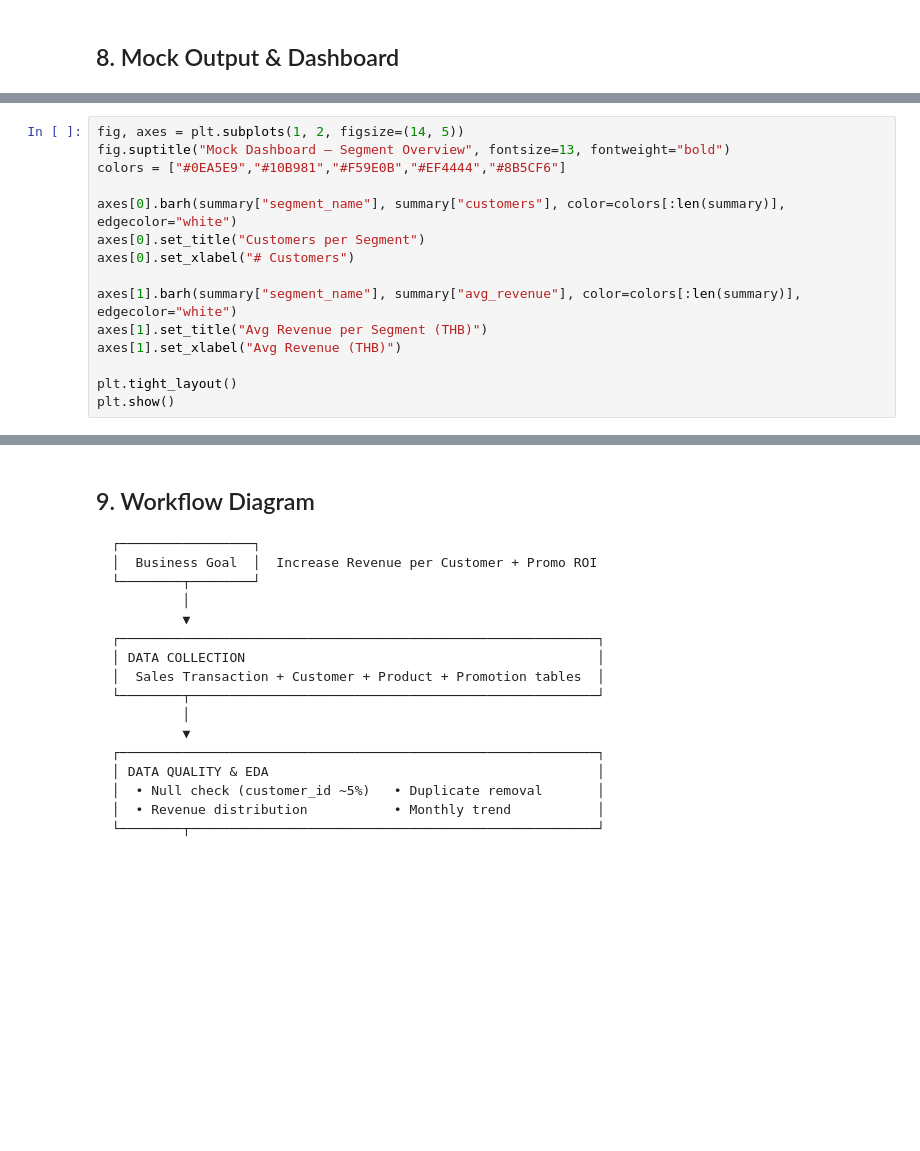
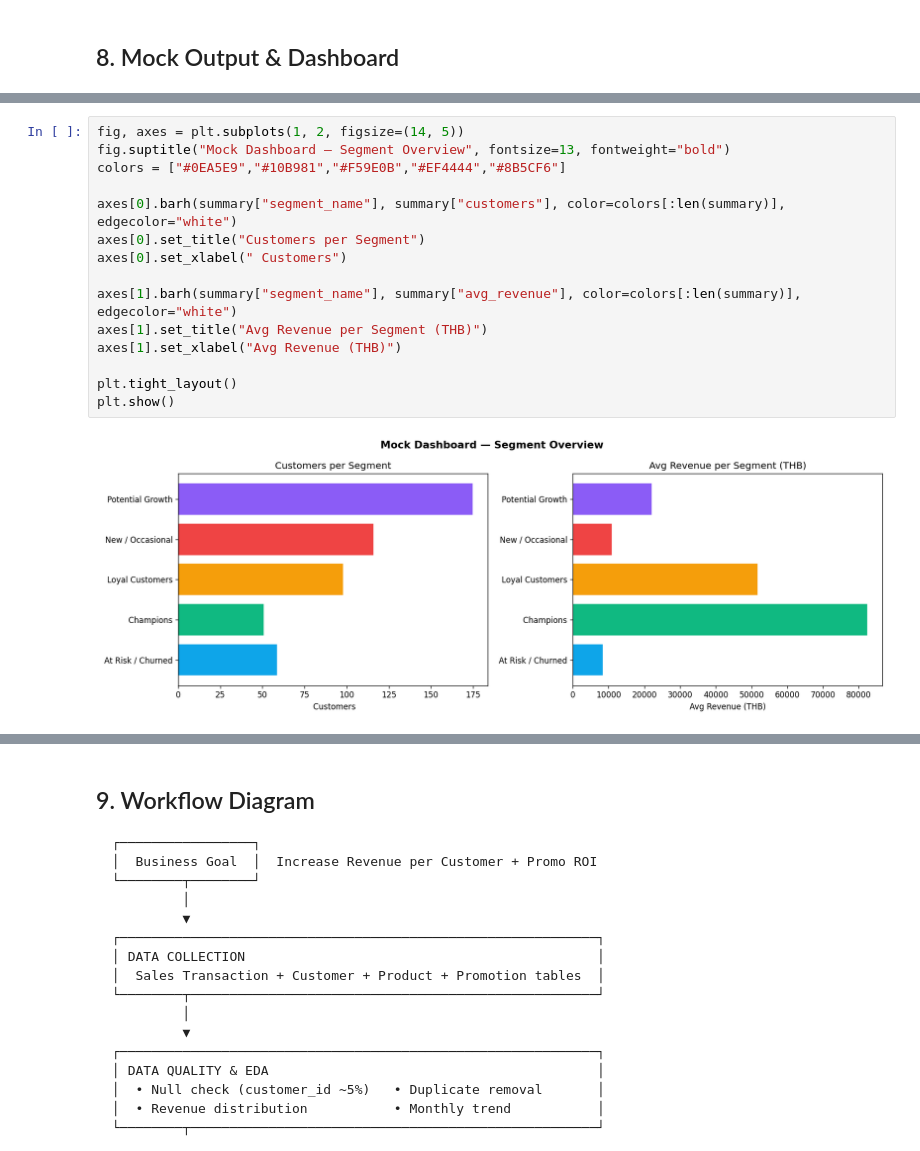
Before and after one commit to Barbiesom1001/TN-DS-Test, a Jupyter notebook: customer_segmentation_notebook.ipynb, the cells around one changed output, grey strips where cells are left out. Saved outputs shown, nothing was run; the diff lists cells and outputs as text; blank space fills up the shorter version.

```diff
--- a/customer_segmentation_notebook.ipynb
+++ b/customer_segmentation_notebook.ipynb
@@ -388,18 +474,20 @@ summary[["segment_name","customers","avg_revenue","avg_frequency","action","est_
 # %%
 fig, axes = plt.subplots(1, 2, figsize=(14, 5))
 fig.suptitle("Mock Dashboard — Segment Overview", fontsize=13, fontweight="bold")
 colors = ["#0EA5E9","#10B981","#F59E0B","#EF4444","#8B5CF6"]
 
 axes[0].barh(summary["segment_name"], summary["customers"], color=colors[:len(summary)], edgecolor="white")
 axes[0].set_title("Customers per Segment")
-axes[0].set_xlabel("# Customers")
+axes[0].set_xlabel(" Customers")
 
 axes[1].barh(summary["segment_name"], summary["avg_revenue"], color=colors[:len(summary)], edgecolor="white")
 axes[1].set_title("Avg Revenue per Segment (THB)")
 axes[1].set_xlabel("Avg Revenue (THB)")
 
 plt.tight_layout()
 plt.show()
+# %% [output]
+[figure, added]
 # %%
 # Save output CSV
 output_cols = ["customer_id","recency","frequency","monetary",
```
Also changed, not shown: parts of 13 cells of this notebook.
